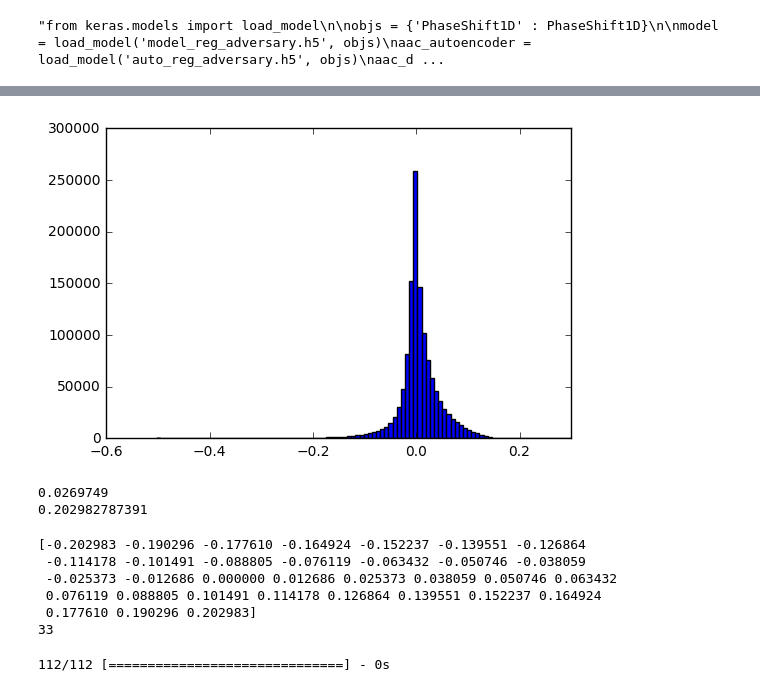
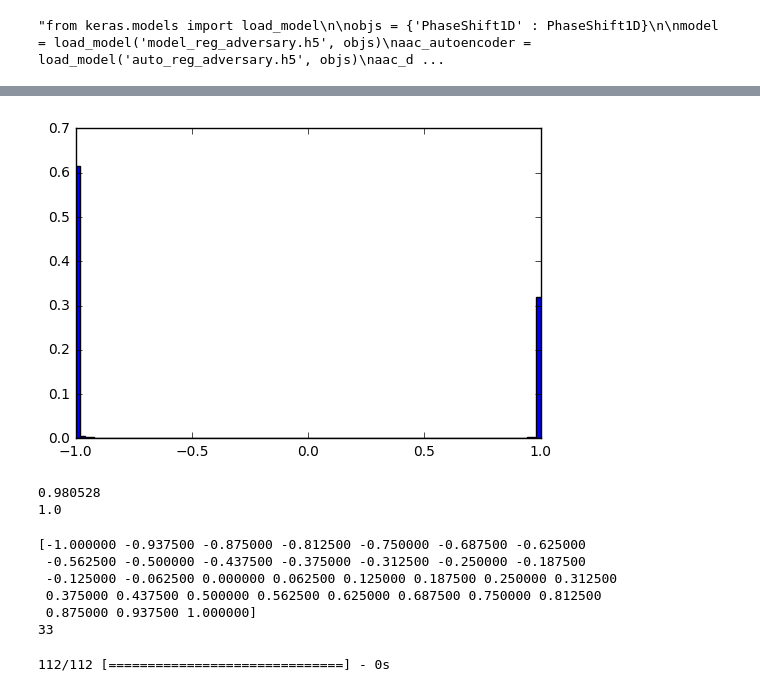
Before and after one commit to sri-kankanahalli/autoencoder-speech-compression, a Jupyter notebook: Regression Autoencoder - Residual.ipynb, the cells around one changed output, grey strips where cells are left out. Drawn from its saved outputs; the diff is of its cells as text; code cells hidden in the pictures.

Commit message:
Fixed-noise binarization

```diff
--- a/Regression Autoencoder - Residual.ipynb
+++ b/Regression Autoencoder - Residual.ipynb
@@ -683,0 +209,21 @@ ________________________________________________________________________________
+# %%
+class FixedGaussianNoise(Layer):
+    def __init__(self, scale, size, clip = None, **kwargs):
+        self.supports_masking = True
+        self.uses_learning_phase = True
+        self.scale = scale
+        self.size = size
+        self.noise = None
+        super(FixedGaussianNoise, self).__init__(**kwargs)
+
+    def call(self, x, mask=None):
+        if (self.noise is None):
+            self.noise = K.variable(np.random.normal(0.0, self.scale, self.size))
+
+        return x + self.noise[:x.shape[0]]
+        #return K.in_train_phase(x + self.noise[:x.shape[0]], x)
+
+    def get_config(self):
+        config = {'scale': self.scale, 'size': self.size}
+        base_config = super(FixedGaussianNoise, self).get_config()
+        return dict(list(base_config.items()) + list(config.items()))
@@ -1076,35 +833,51 @@ all_embed = aac_enc.predict(X_train[:10000], batch_size = BATCH_SIZE, verbose =
 # %%
 scalars = all_embed.flatten()
 log_scalars = np.log((scalars + 1.0) / 2.0)
+# %%
+hist = np.histogram(scalars, bins = 101)
+sample_hist_probs = hist[0].astype('float32')
+sample_hist_bins = hist[1].astype('float32')
+sample_hist_probs /= np.sum(sample_hist_probs)
+
+sample_hist_width = 1 * (sample_hist_bins[1] - sample_hist_bins[0])
+sample_hist_centers = (sample_hist_bins[:-1] + sample_hist_bins[1:]) / 2
+plt.bar(sample_hist_centers, sample_hist_probs, align='center', width=sample_hist_width)
+
+plt.show()
+# %% [output]
+[figure, added]
 # %%
-plt.hist(scalars, bins=100)
-plt.show()
+#plt.hist(log_scalars, bins=100)
+#plt.show()
-# %% [output]
-[figure, removed]
 # %%
 # we model the code as a zero-centered Laplacian distribution
-beta = np.mean(np.abs(scalars))
-print beta
+#beta = np.mean(np.abs(scalars))
+#print beta
 
 # we want to "cut off" at a certain probability
-cutoff_p = 0.01
-clipval = beta * math.log(1.0 / (2.0 * beta * cutoff_p))
+#cutoff_p = 0.01
+#clipval = beta * math.log(1.0 / (2.0 * beta * cutoff_p))
+#if (clipval > 1.0): clipval = 1.0
+#print clipval
 # %% [output]
-0.0269749
-0.202982787391
+0.980528
+1.0
 # %%
-x = np.linspace(-1.0, 1.0, 200)
+#bins = np.linspace(0.0, 1.0, 200)
 
-x = np.round(x * 16.0).astype('int')
-s = set(x)
-print np.array(sorted(list(s))) / 16.0 * clipval
-print len(s)
+#bins = np.round(bins * 32.0).astype('int')
+#s = set(bins)
+#bins = np.array(sorted(list(s))) / 32.0
+#bins = (bins * 2.0 - 1.0) * clipval
+#print bins
+
+#print len(s)
 # %% [output]
-[-0.202983 -0.190296 -0.177610 -0.164924 -0.152237 -0.139551 -0.126864
- -0.114178 -0.101491 -0.088805 -0.076119 -0.063432 -0.050746 -0.038059
- -0.025373 -0.012686 0.000000 0.012686 0.025373 0.038059 0.050746 0.063432
- 0.076119 0.088805 0.101491 0.114178 0.126864 0.139551 0.152237 0.164924
- 0.177610 0.190296 0.202983]
+[-1.000000 -0.937500 -0.875000 -0.812500 -0.750000 -0.687500 -0.625000
+ -0.562500 -0.500000 -0.437500 -0.375000 -0.312500 -0.250000 -0.187500
+ -0.125000 -0.062500 0.000000 0.062500 0.125000 0.187500 0.250000 0.312500
+ 0.375000 0.437500 0.500000 0.562500 0.625000 0.687500 0.750000 0.812500
+ 0.875000 0.937500 1.000000]
 33
 # %%
 [rate, data] = sciwav.read("./SA1.WAV")
```
Also changed, not shown: parts of 19 cells of this notebook.
